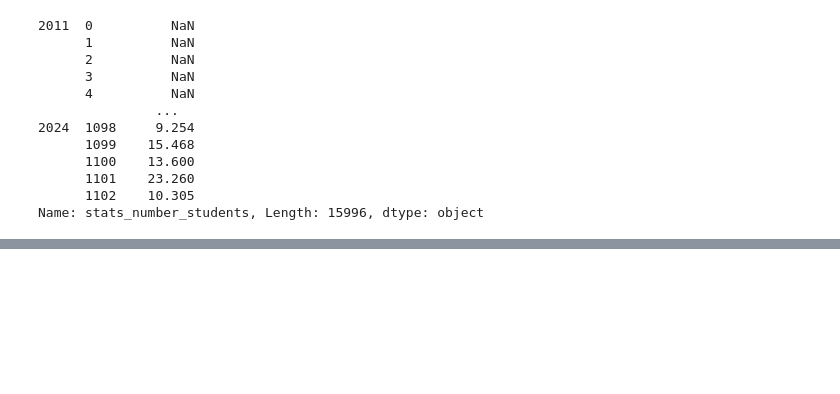
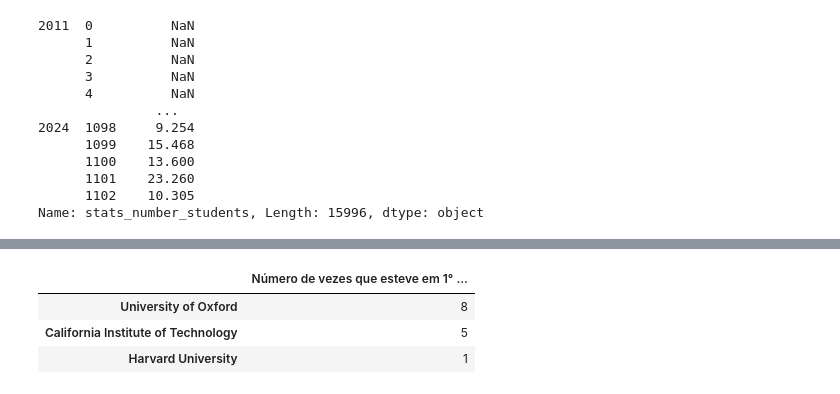
Before and after one commit to RodolfoPCruz/education_analysis, a Jupyter notebook: education_analysis.ipynb, the cells around one changed output, grey strips where cells are left out. Drawn from its saved outputs; the diff is of its cells as text; code cells hidden in the pictures; blank space fills up the shorter version.

Commit message:
feat: dataframe com as primeiras colocadas no ranking para cada ano

```diff
--- a/education_analysis.ipynb
+++ b/education_analysis.ipynb
@@ -209,0 +214,14 @@ Name: stats_number_students, Length: 15996, dtype: object
+# %%
+top_universidades=[]
+n_top=9 #posicao do index que será selecionado. Se n_top=9 serão selecionadas 10 universidades, porque o index começa em zero. Portanto nesse caso seriam selecionadas as universidades com index de 0 a 9.
+for ano in anos: #anos é uma lista com os anos para os quais os rankings estão disponíveis
+    top=df_dados.loc[(ano,slice(0,n_top)),['name']].rename(columns={'name':ano}) #multiindex: o primeiro index é o ano e o segundo index é selecionado no slice
+    top.reset_index(drop=True,inplace=True)
+    top_universidades.append(top)
+top_universidades=pd.concat(top_universidades,axis=1) #converter a lista em dataframes
+top_universidades=top_universidades.transpose() #transpor para que o ranking para cada anos apareça em cada linha
+# %%
+name_columns=[str(i)+'°' for i in range(1,11)]
+name_columns
+
+top_universidades.columns=name_columns
@@ -209,0 +246,11 @@ Name: stats_number_students, Length: 15996, dtype: object
+# %%
+top_1=top_universidades['1°'].value_counts()
+top_1=pd.DataFrame(top_1)
+top_1=top_1.rename(columns={'1°':'Número de vezes que esteve em 1° no ranking entre 2001 e 2024'})
+# %%
+top_1
+# %% [output]
+|  | Número de vezes que esteve em 1° ... |
+| University of Oxford | 8 |
+| California Institute of Technology | 5 |
+| Harvard University | 1 |
```
Also changed, not shown: parts of 5 cells of this notebook.
